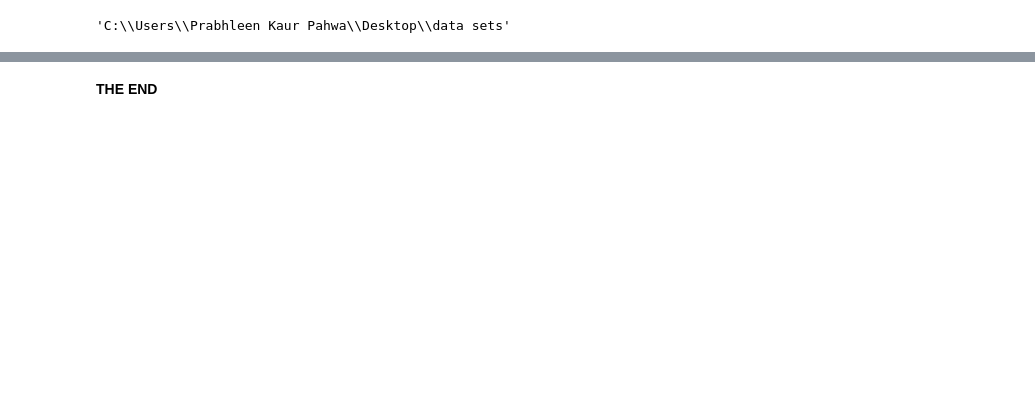
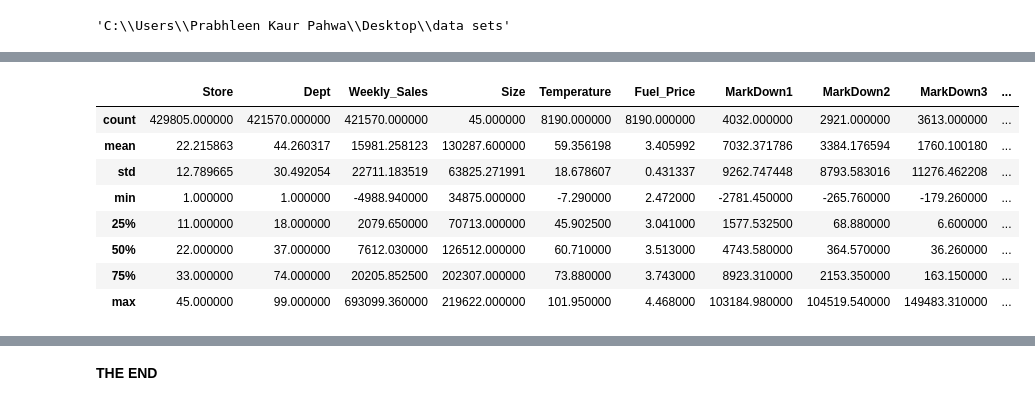
Before and after one commit to a-singh03/DEVP-1, a Jupyter notebook: DEVP1_PROJECT.ipynb, the cells around one changed output, grey strips where cells are left out. Cells and saved outputs as stored; diff of their text form; code cells hidden in the pictures; blank space fills up the shorter version.

```diff
--- a/DEVP1_PROJECT.ipynb
+++ b/DEVP1_PROJECT.ipynb
@@ -270,0 +114,12 @@ plt.show()
+# %%
+combinedf.describe ()
+# %% [output]
+|  | Store | Dept | Weekly_Sales | Size | Temperature | Fuel_Price | MarkDown1 | MarkDown2 | MarkDown3 | ... |
+| count | 429805.000000 | 421570.000000 | 421570.000000 | 45.000000 | 8190.000000 | 8190.000000 | 4032.000000 | 2921.000000 | 3613.000000 | ... |
+| mean | 22.215863 | 44.260317 | 15981.258123 | 130287.600000 | 59.356198 | 3.405992 | 7032.371786 | 3384.176594 | 1760.100180 | ... |
+| std | 12.789665 | 30.492054 | 22711.183519 | 63825.271991 | 18.678607 | 0.431337 | 9262.747448 | 8793.583016 | 11276.462208 | ... |
+| min | 1.000000 | 1.000000 | -4988.940000 | 34875.000000 | -7.290000 | 2.472000 | -2781.450000 | -265.760000 | -179.260000 | ... |
+| 25% | 11.000000 | 18.000000 | 2079.650000 | 70713.000000 | 45.902500 | 3.041000 | 1577.532500 | 68.880000 | 6.600000 | ... |
+| 50% | 22.000000 | 37.000000 | 7612.030000 | 126512.000000 | 60.710000 | 3.513000 | 4743.580000 | 364.570000 | 36.260000 | ... |
+| 75% | 33.000000 | 74.000000 | 20205.852500 | 202307.000000 | 73.880000 | 3.743000 | 8923.310000 | 2153.350000 | 163.150000 | ... |
+| max | 45.000000 | 99.000000 | 693099.360000 | 219622.000000 | 101.950000 | 4.468000 | 103184.980000 | 104519.540000 | 149483.310000 | ... |
```
Also changed, not shown: parts of 53 cells of this notebook.
